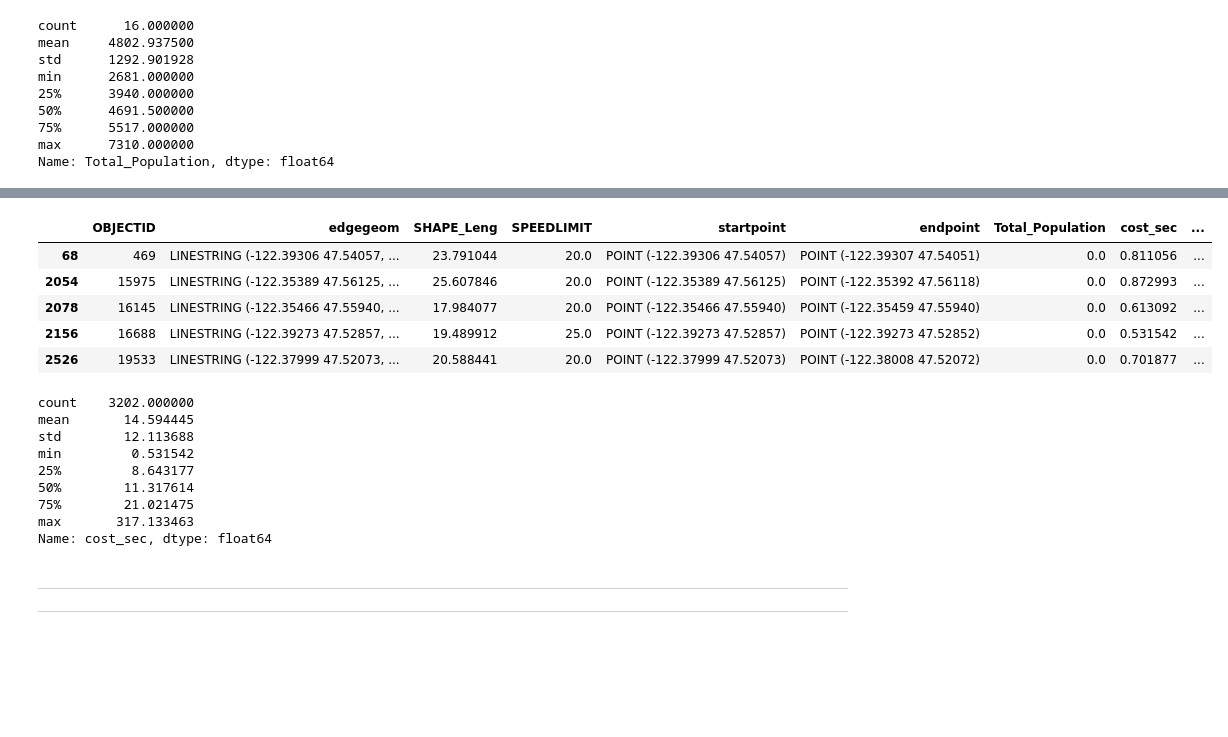
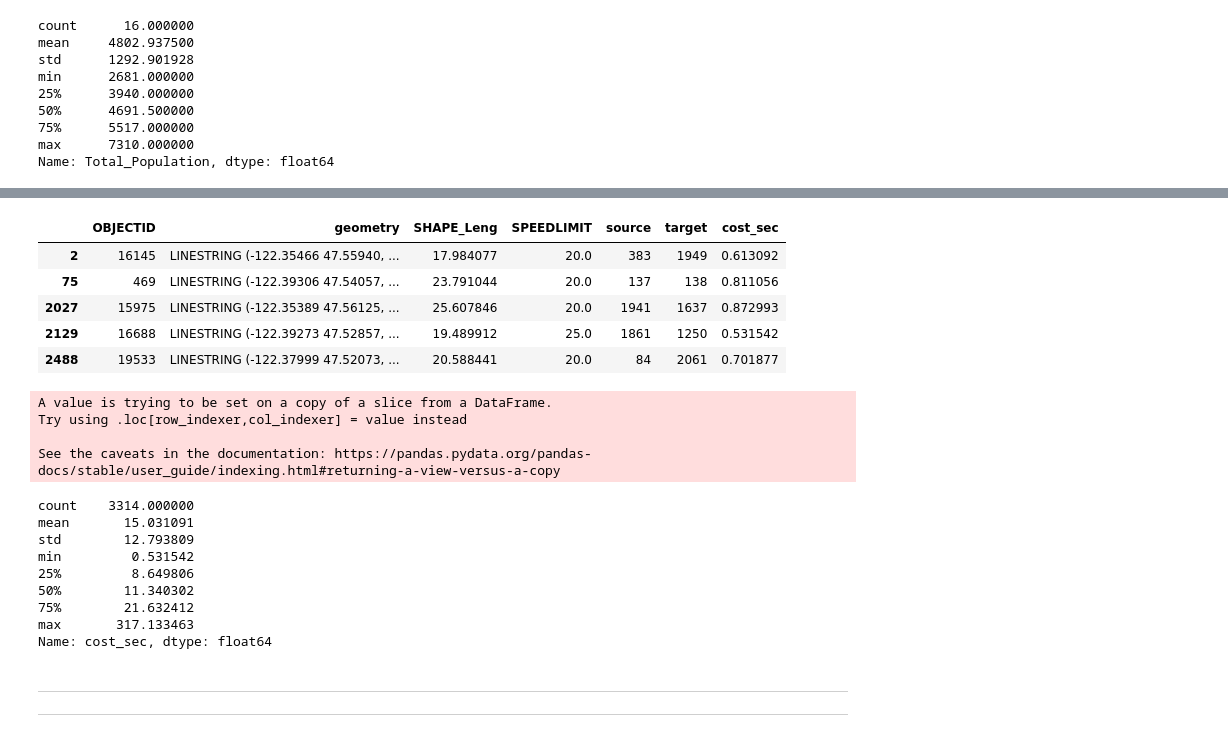
Before and after one commit to chintanp/west_sea_evac_cet513project, a Jupyter notebook: osm_west_seattle.ipynb, the cells around one changed output, grey strips where cells are left out. Cells and saved outputs as stored; diff of their text form; code cells hidden in the pictures; blank space fills up the shorter version.

```diff
--- a/osm_west_seattle.ipynb
+++ b/osm_west_seattle.ipynb
@@ -130,0 +144,3 @@ west_sea_df.head()
+# %%
+west_sea_df = west_sea[['OBJECTID', 'geometry', 'SHAPE_Leng', 'SPEEDLIMIT', 'source', 'target']]
+west_sea_df.head()
@@ -437,0 +464,2 @@ west_sea_pop_df[west_sea_pop_df['SPEEDLIMIT'] == 0.0]
+# %%
+west_sea_df['SPEEDLIMIT'] = west_sea_df['SPEEDLIMIT'].fillna(0)
@@ -438,2 +479,2 @@ west_sea_pop_df[west_sea_pop_df['SPEEDLIMIT'] == 0.0]
 # %%
-west_sea_pop_df['SPEEDLIMIT'] = west_sea_pop_df['SPEEDLIMIT'].replace(to_replace=0.0, value=20)
+west_sea_df['SPEEDLIMIT'] = west_sea_df['SPEEDLIMIT'].replace(to_replace=0.0, value=20)
@@ -450,4 +496,4 @@ min        20.000000
 max        45.000000
 Name: SPEEDLIMIT, dtype: float64
 # %%
-west_sea_pop_df['cost_sec'] = west_sea_pop_df['SHAPE_Leng'] / (west_sea_pop_df['SPEEDLIMIT'] * 1.46667)
+west_sea_df['cost_sec'] = west_sea_df['SHAPE_Leng'] / (west_sea_df['SPEEDLIMIT'] * 1.46667)
@@ -454,9 +512,16 @@ west_sea_pop_df['cost_sec'] = west_sea_pop_df['SHAPE_Leng'] / (west_sea_pop_df['
 # %%
-west_sea_pop_df[west_sea_pop_df['cost_sec'] < 1.0]
+west_sea_df[west_sea_df['cost_sec'] < 1.0]
 # %% [output]
-|  | OBJECTID | edgegeom | SHAPE_Leng | SPEEDLIMIT | startpoint | endpoint | Total_Population | cost_sec | ... |
-| 68 | 469 | LINESTRING (-122.39306 47.54057, ... | 23.791044 | 20.0 | POINT (-122.39306 47.54057) | POINT (-122.39307 47.54051) | 0.0 | 0.811056 | ... |
-| 2054 | 15975 | LINESTRING (-122.35389 47.56125, ... | 25.607846 | 20.0 | POINT (-122.35389 47.56125) | POINT (-122.35392 47.56118) | 0.0 | 0.872993 | ... |
-| 2078 | 16145 | LINESTRING (-122.35466 47.55940, ... | 17.984077 | 20.0 | POINT (-122.35466 47.55940) | POINT (-122.35459 47.55940) | 0.0 | 0.613092 | ... |
-| 2156 | 16688 | LINESTRING (-122.39273 47.52857, ... | 19.489912 | 25.0 | POINT (-122.39273 47.52857) | POINT (-122.39273 47.52852) | 0.0 | 0.531542 | ... |
-| 2526 | 19533 | LINESTRING (-122.37999 47.52073, ... | 20.588441 | 20.0 | POINT (-122.37999 47.52073) | POINT (-122.38008 47.52072) | 0.0 | 0.701877 | ... |
+|  | OBJECTID | geometry | SHAPE_Leng | SPEEDLIMIT | source | target | cost_sec |
+| 2 | 16145 | LINESTRING (-122.35466 47.55940, ... | 17.984077 | 20.0 | 383 | 1949 | 0.613092 |
+| 75 | 469 | LINESTRING (-122.39306 47.54057, ... | 23.791044 | 20.0 | 137 | 138 | 0.811056 |
+| 2027 | 15975 | LINESTRING (-122.35389 47.56125, ... | 25.607846 | 20.0 | 1941 | 1637 | 0.872993 |
+| 2129 | 16688 | LINESTRING (-122.39273 47.52857, ... | 19.489912 | 25.0 | 1861 | 1250 | 0.531542 |
+| 2488 | 19533 | LINESTRING (-122.37999 47.52073, ... | 20.588441 | 20.0 | 84 | 2061 | 0.701877 |
+# %%
+west_sea_df['cost_min'] = west_sea_df['cost_sec'] / 60
+# %% [output]
+A value is trying to be set on a copy of a slice from a DataFrame.
+Try using .loc[row_indexer,col_indexer] = value instead
+
+See the caveats in the documentation: https://pandas.pydata.org/pandas-docs/stable/user_guide/indexing.html#returning-a-view-versus-a-copy
@@ -463,13 +532,13 @@ west_sea_pop_df[west_sea_pop_df['cost_sec'] < 1.0]
 # %%
-west_sea_pop_df['cost_sec'].describe()
+west_sea_df['cost_sec'].describe()
 # %% [output]
-count    3202.000000
-mean       14.594445
-std        12.113688
+count    3314.000000
+mean       15.031091
+std        12.793809
 min         0.531542
-25%         8.643177
-50%        11.317614
-75%        21.021475
+25%         8.649806
+50%        11.340302
+75%        21.632412
 max       317.133463
 Name: cost_sec, dtype: float64
 # %% [markdown]
```
Also changed, not shown: parts of 61 cells of this notebook, 21 other files.
